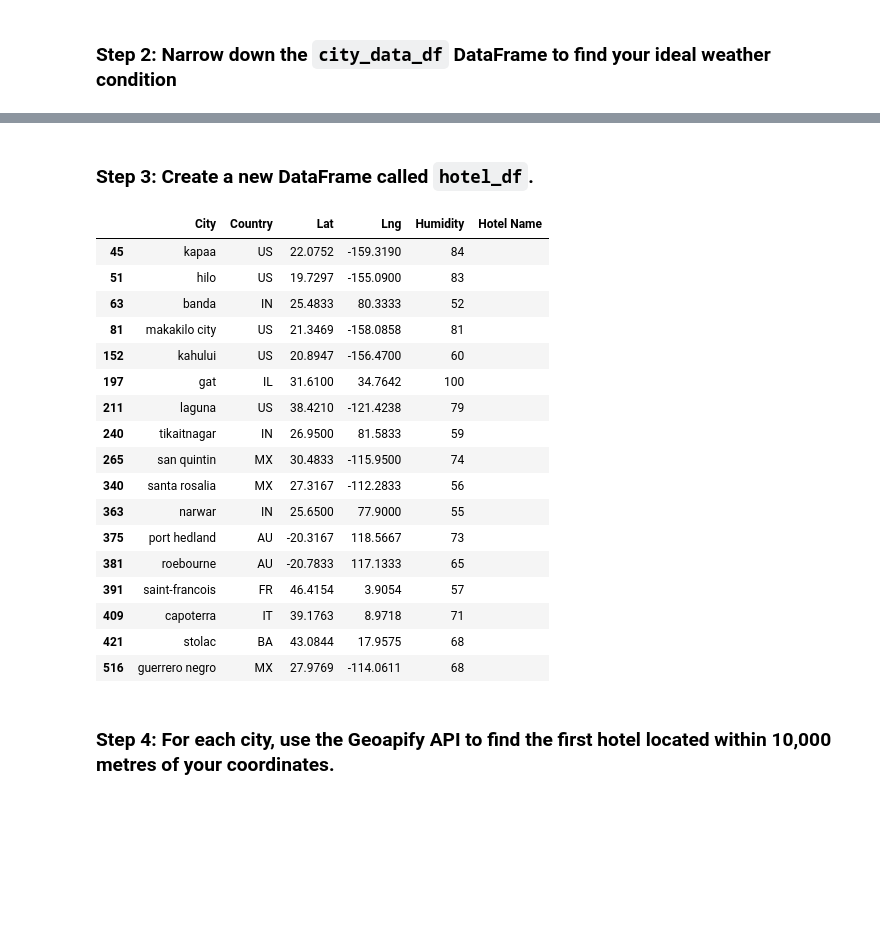
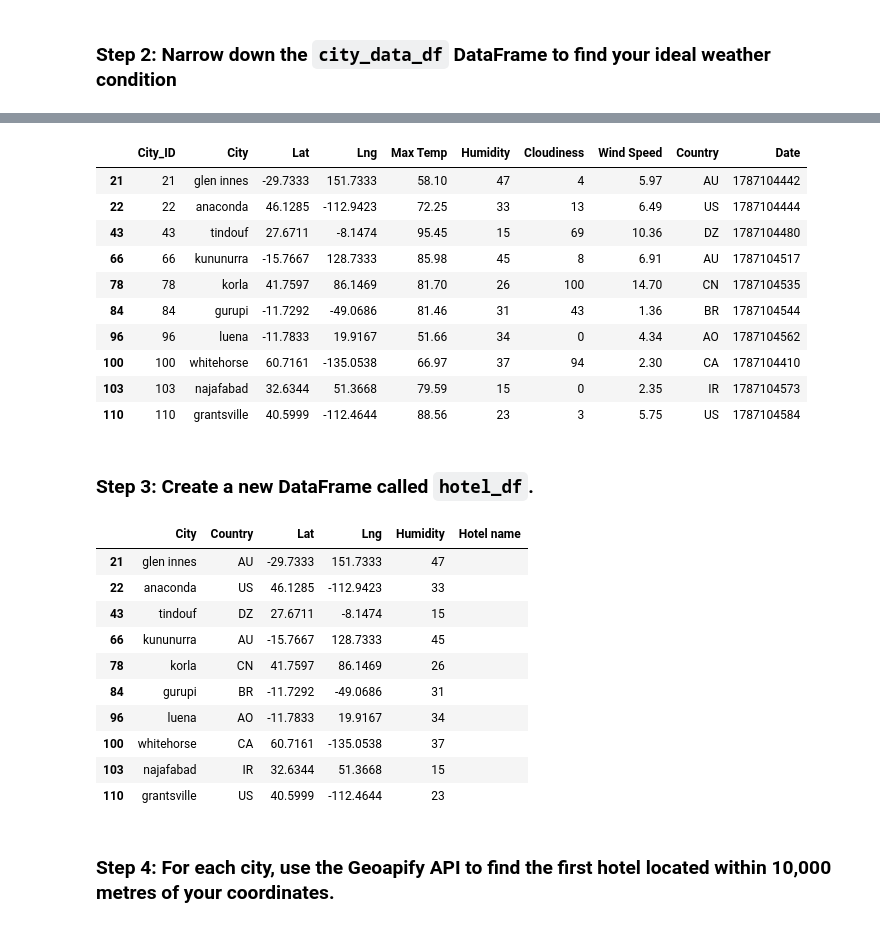
Before and after one commit to a1990alpalo/python-api-challenge-2023, a Jupyter notebook: VacationPy.ipynb, the cells around one changed output, grey strips where cells are left out. Cells and saved outputs as stored; diff of their text form; code cells hidden in the pictures; blank space fills up the shorter version.

```diff
--- a/VacationPy.ipynb
+++ b/VacationPy.ipynb
@@ -81,33 +62,50 @@ city_data_df.head(10)
+# %%
+filtered_df = city_data_df[city_data_df['Humidity'] < 50]
+
+city_data_df = pd.DataFrame(city_data_df)
+
+#Drop null values
+updated_df = filtered_df.dropna()
+
+#Display sample dateframe
+updated_df.head(10)
+# %% [output]
+|  | City_ID | City | Lat | Lng | Max Temp | Humidity | Cloudiness | Wind Speed | Country | Date |
+| 21 | 21 | glen innes | -29.7333 | 151.7333 | 58.10 | 47 | 4 | 5.97 | AU | 1787104442 |
+| 22 | 22 | anaconda | 46.1285 | -112.9423 | 72.25 | 33 | 13 | 6.49 | US | 1787104444 |
+| 43 | 43 | tindouf | 27.6711 | -8.1474 | 95.45 | 15 | 69 | 10.36 | DZ | 1787104480 |
+| 66 | 66 | kununurra | -15.7667 | 128.7333 | 85.98 | 45 | 8 | 6.91 | AU | 1787104517 |
+| 78 | 78 | korla | 41.7597 | 86.1469 | 81.70 | 26 | 100 | 14.70 | CN | 1787104535 |
+| 84 | 84 | gurupi | -11.7292 | -49.0686 | 81.46 | 31 | 43 | 1.36 | BR | 1787104544 |
+| 96 | 96 | luena | -11.7833 | 19.9167 | 51.66 | 34 | 0 | 4.34 | AO | 1787104562 |
+| 100 | 100 | whitehorse | 60.7161 | -135.0538 | 66.97 | 37 | 94 | 2.30 | CA | 1787104410 |
+| 103 | 103 | najafabad | 32.6344 | 51.3668 | 79.59 | 15 | 0 | 2.35 | IR | 1787104573 |
+| 110 | 110 | grantsville | 40.5999 | -112.4644 | 88.56 | 23 | 3 | 5.75 | US | 1787104584 |
 # %% [markdown]
 ### Step 3: Create a new DataFrame called `hotel_df`.
 # %%
 # Use the Pandas copy function to create DataFrame called hotel_df to store the city, country, coordinates, and humidity
-# YOUR CODE HERE
+hotel_df = updated_df[['City', 'Country', 'Lat','Lng', 'Humidity']].copy()
+
+hotel_df = pd.DataFrame(hotel_df)
 
 # Add an empty column, "Hotel Name," to the DataFrame so you can store the hotel found using the Geoapify API
-# YOUR CODE HERE
+hotel_df['Hotel name'] = " "
 
 # Display sample data
-# YOUR CODE HERE
+hotel_df.head(10)
 # %% [output]
-|  | City | Country | Lat | Lng | Humidity | Hotel Name |
-| 45 | kapaa | US | 22.0752 | -159.3190 | 84 |  |
-| 51 | hilo | US | 19.7297 | -155.0900 | 83 |  |
-| 63 | banda | IN | 25.4833 | 80.3333 | 52 |  |
-| 81 | makakilo city | US | 21.3469 | -158.0858 | 81 |  |
-| 152 | kahului | US | 20.8947 | -156.4700 | 60 |  |
-| 197 | gat | IL | 31.6100 | 34.7642 | 100 |  |
-| 211 | laguna | US | 38.4210 | -121.4238 | 79 |  |
-| 240 | tikaitnagar | IN | 26.9500 | 81.5833 | 59 |  |
-| 265 | san quintin | MX | 30.4833 | -115.9500 | 74 |  |
-| 340 | santa rosalia | MX | 27.3167 | -112.2833 | 56 |  |
-| 363 | narwar | IN | 25.6500 | 77.9000 | 55 |  |
-| 375 | port hedland | AU | -20.3167 | 118.5667 | 73 |  |
-| 381 | roebourne | AU | -20.7833 | 117.1333 | 65 |  |
-| 391 | saint-francois | FR | 46.4154 | 3.9054 | 57 |  |
-| 409 | capoterra | IT | 39.1763 | 8.9718 | 71 |  |
-| 421 | stolac | BA | 43.0844 | 17.9575 | 68 |  |
-| 516 | guerrero negro | MX | 27.9769 | -114.0611 | 68 |  |
+|  | City | Country | Lat | Lng | Humidity | Hotel name |
+| 21 | glen innes | AU | -29.7333 | 151.7333 | 47 |  |
+| 22 | anaconda | US | 46.1285 | -112.9423 | 33 |  |
+| 43 | tindouf | DZ | 27.6711 | -8.1474 | 15 |  |
+| 66 | kununurra | AU | -15.7667 | 128.7333 | 45 |  |
+| 78 | korla | CN | 41.7597 | 86.1469 | 26 |  |
+| 84 | gurupi | BR | -11.7292 | -49.0686 | 31 |  |
+| 96 | luena | AO | -11.7833 | 19.9167 | 34 |  |
+| 100 | whitehorse | CA | 60.7161 | -135.0538 | 37 |  |
+| 103 | najafabad | IR | 32.6344 | 51.3668 | 15 |  |
+| 110 | grantsville | US | 40.5999 | -112.4644 | 23 |  |
 # %% [markdown]
 ### Step 4: For each city, use the Geoapify API to find the first hotel located within 10,000 metres of your coordinates.
 # %%
```
Also changed, not shown: parts of 7 cells of this notebook.
